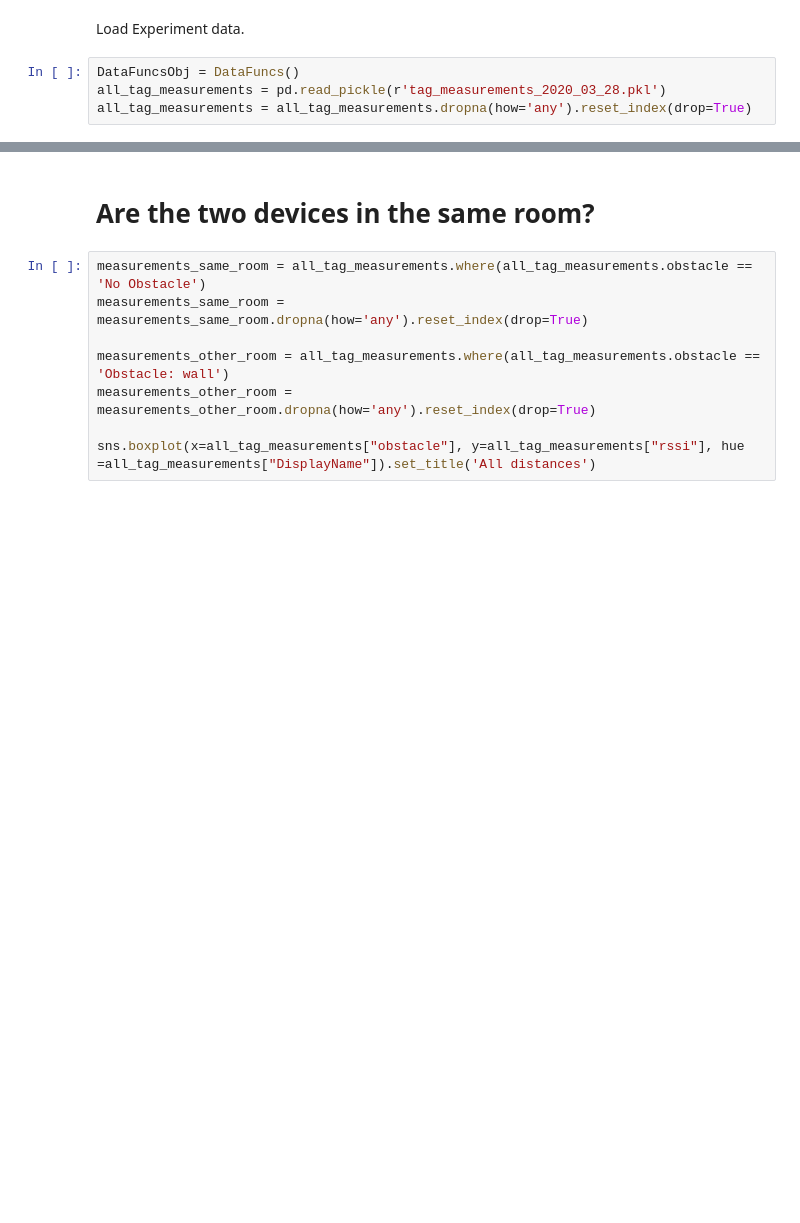
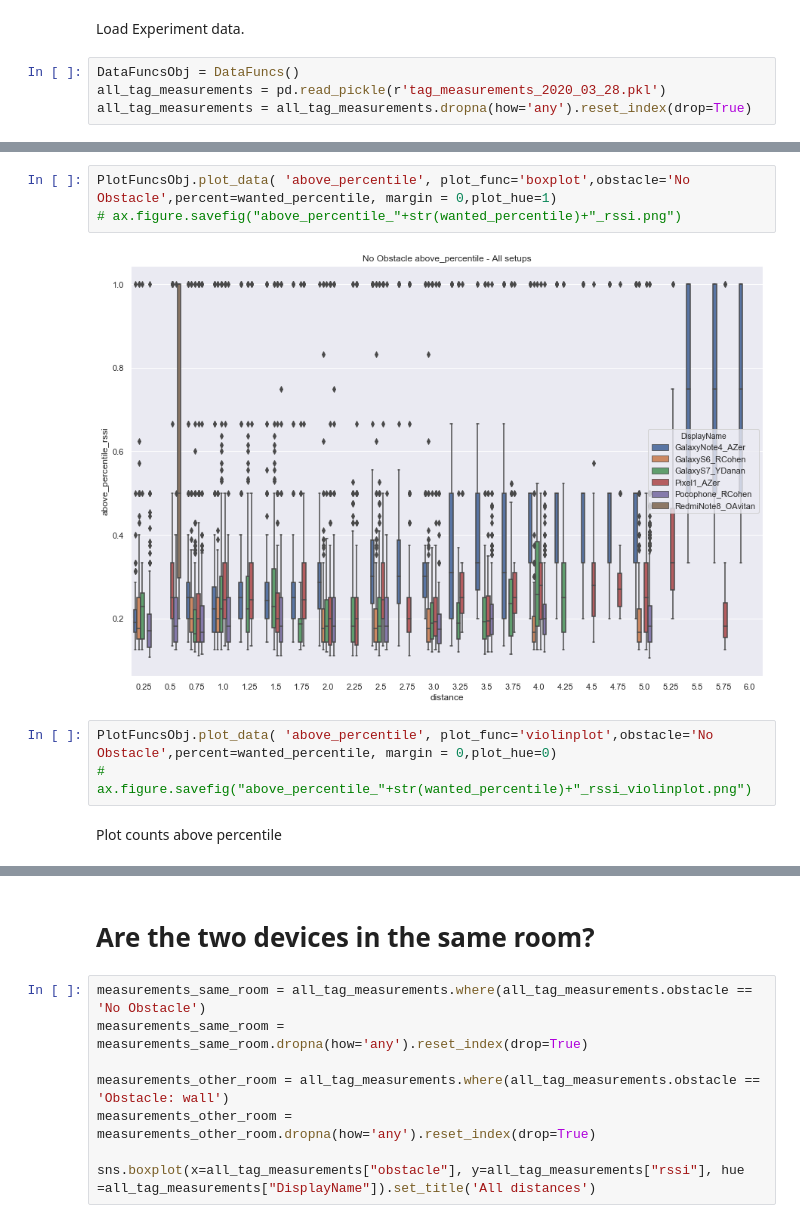
Before and after one commit to CylocTeam/BluetoothGeoClustering, a Jupyter notebook: BluetoothGeoClustering_python/DataAnalysis.ipynb, the cells around one changed output, grey strips where cells are left out. Saved outputs shown, nothing was run; the diff lists cells and outputs as text; blank space fills up the shorter version.

```diff
--- a/BluetoothGeoClustering_python/DataAnalysis.ipynb
+++ b/BluetoothGeoClustering_python/DataAnalysis.ipynb
@@ -46,0 +92,10 @@ for setup in pd.unique(show_measurements.setup):
+# %%
+PlotFuncsObj.plot_data( 'above_percentile', plot_func='boxplot',obstacle='No Obstacle',percent=wanted_percentile, margin = 0,plot_hue=1)
+# ax.figure.savefig("above_percentile_"+str(wanted_percentile)+"_rssi.png")
+# %% [output]
+[figure, added]
+# %%
+PlotFuncsObj.plot_data( 'above_percentile', plot_func='violinplot',obstacle='No Obstacle',percent=wanted_percentile, margin = 0,plot_hue=0)
+# ax.figure.savefig("above_percentile_"+str(wanted_percentile)+"_rssi_violinplot.png")
+# %% [markdown]
+Plot counts above percentile
```
Also changed, not shown: parts of 44 cells of this notebook.
